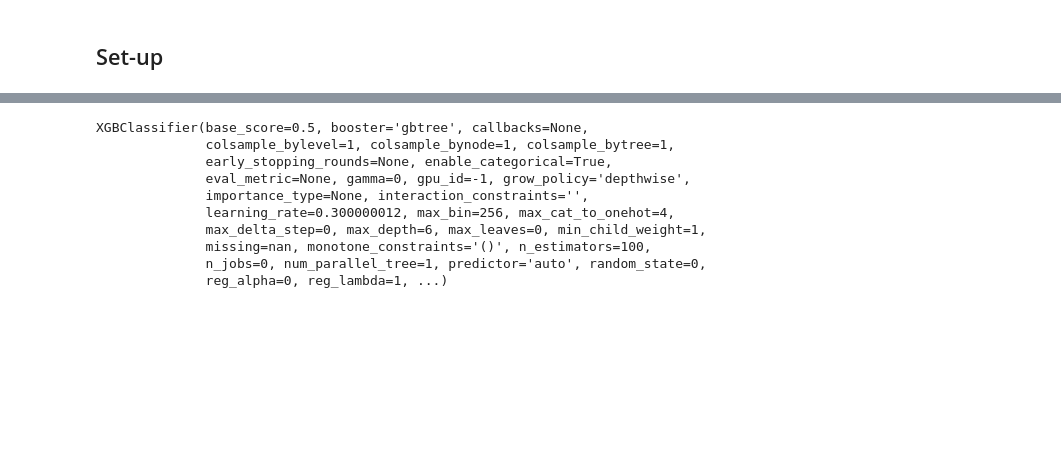
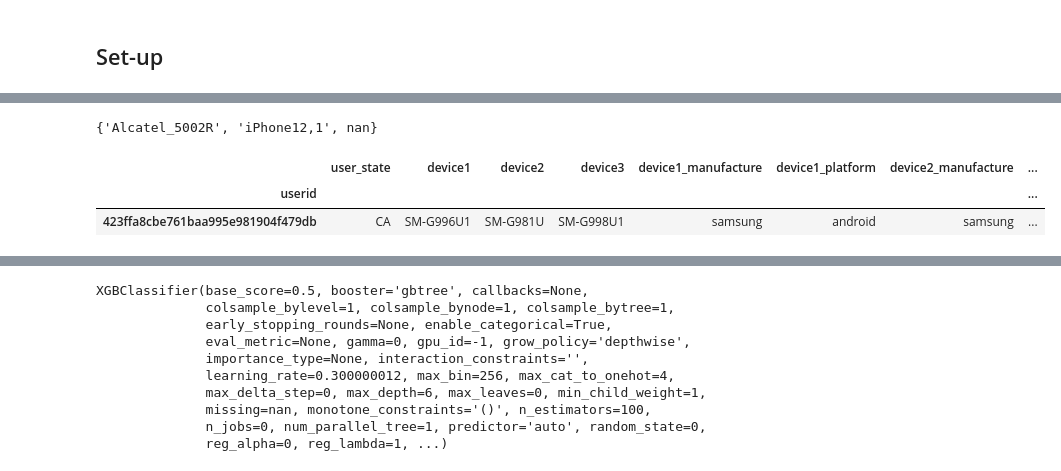
Before and after one commit to EvgeniyAzarov/IHT20H_hackathon_ds_test, a Jupyter notebook: test_task.ipynb, the cells around one changed output, grey strips where cells are left out. Cells and saved outputs as stored; diff of their text form; code cells hidden in the pictures; blank space fills up the shorter version.

```diff
--- a/test_task.ipynb
+++ b/test_task.ipynb
@@ -26,4 +26,11 @@ events.head(5)
 | 2 | f344be2d9a042b7444f3cc5279e38ef1 | FL | Calculator View | {} | 2022-01-16 17:16:25 | android | ... |
 | 3 | c95c777785faec8dd910d019d7278ebe | CA | Add Payment Method Success | {"Payment Method":"Credit","Token... | 2022-01-16 17:24:22 | android | ... |
 | 4 | e331ed81422d8fba55520a43a872e701 | IL | Sign Up Success | {"Method":"Apple"} | 2022-01-16 17:34:51 | ios | ... |
+# %%
+device_manufacture = dict(events[['device_model', 'device_manufacture']].values)
+device_platform = dict(events[['device_model', 'event_platform']].values)
+# %%
+set(events.loc[events['userid'] == "46c1d5ea297bd502e2d7f9dba6056bdd",'device_model'].values)
+# %% [output]
+{'Alcatel_5002R', 'iPhone12,1', nan}
 # %%
@@ -33,6 +54,12 @@ users_info = events[['userid', 'user_state', 'event_platform', 'device_manufactu
 users_info = users_info.astype(dtype={
    col : "category" for col in users_info.columns
 })
+# %%
+users_info[~(users_info['device3'] == "None")]
+# %% [output]
+|  | user_state | device1 | device2 | device3 | device1_manufacture | device1_platform | device2_manufacture | ... |
+| userid |  |  |  |  |  |  |  | ... |
+| 423ffa8cbe761baa995e981904f479db | CA | SM-G996U1 | SM-G981U | SM-G998U1 | samsung | android | samsung | ... |
 # %%
 users = events[['userid', 'event_name']].groupby(['userid', 'event_name']).agg(
     count_col=pd.NamedAgg(column="event_name", aggfunc='count')
```
Also changed, not shown: parts of 19 cells of this notebook, 1 other file.
